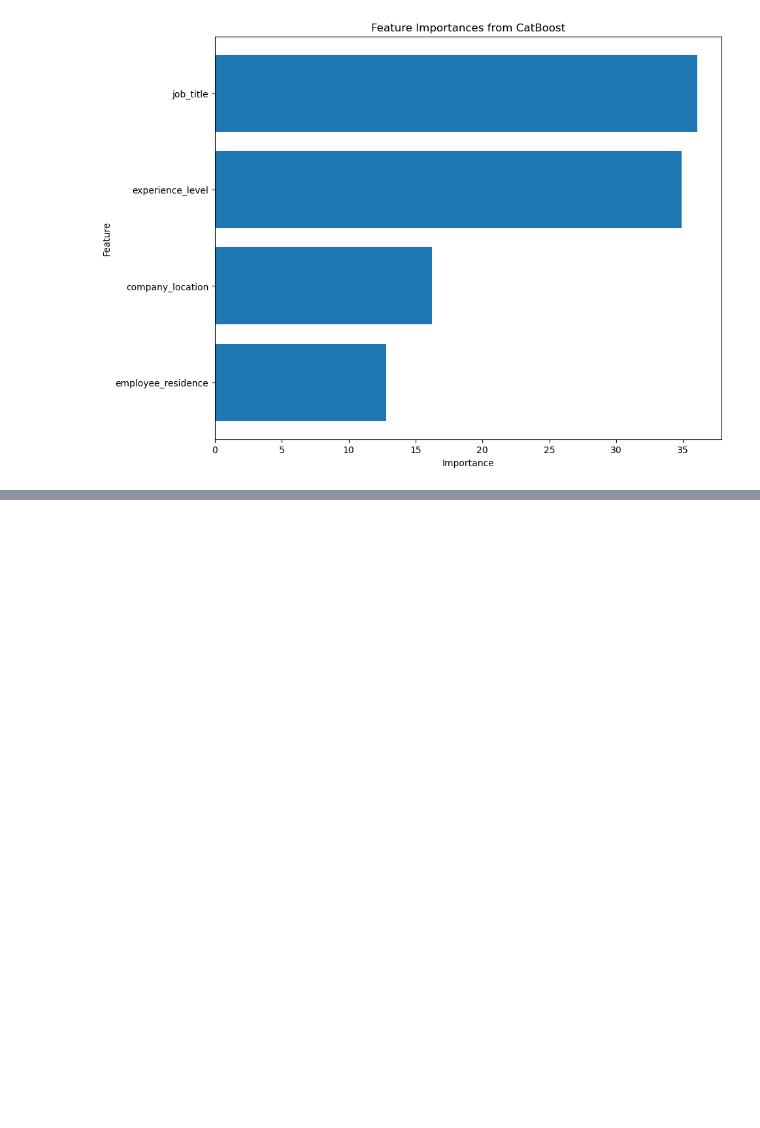
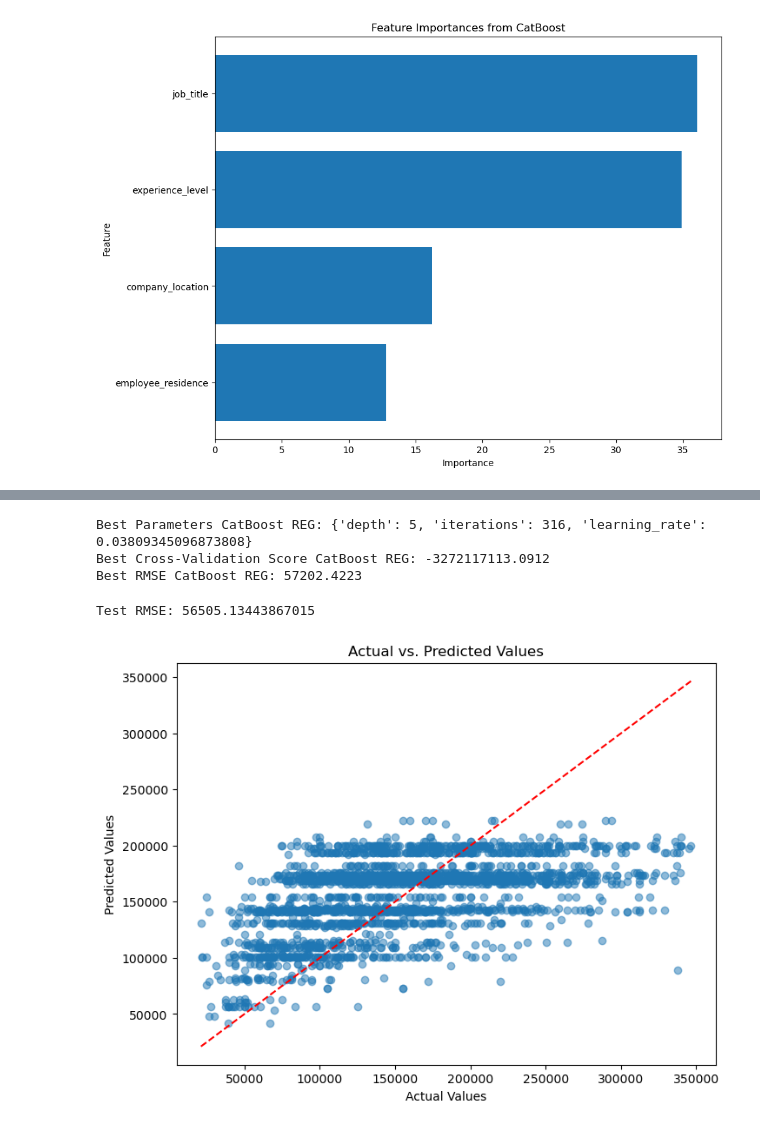
Before and after one commit to juankquintana/prediccion_salarios, a Jupyter notebook: Models/Classification/salaries_classification_models.ipynb, the cells around one changed output, grey strips where cells are left out. Saved outputs shown, nothing was run; the diff lists cells and outputs as text; code cells hidden in the pictures; blank space fills up the shorter version.

Commit message:
implementando catboost regression

```diff
--- a/Models/Classification/salaries_classification_models.ipynb
+++ b/Models/Classification/salaries_classification_models.ipynb
@@ -606,0 +633,25 @@ plt.show()
+# %%
+cat_features = Xr_train.columns.tolist()
+# %%
+
+from catboost import CatBoostRegressor
+# Initialize CatBoost model with multiclass objective
+catboost_model = CatBoostRegressor(
+    #iterations=500,
+    random_state=42,
+    verbose=0,  # Suppress output for brevity
+    loss_function='RMSE',
+    cat_features=cat_features
+)
+
+# Parameter grid for CatBoost
+param_grid_catboost = {
+    'iterations': randint(100, 1000),
+    'depth': randint(4, 10),
+    'learning_rate': uniform(0.01, 0.1)
+}
+# %%
+
+# Run RandomizedSearchCV on CatBoost
+rs_cbr, elapsed_time_cbr = random_search(catboost_model, param_grid_catboost, Xr_train, yr_train, scoring = "neg_mean_squared_error")
+print(f"Tiempo de entrenamiento {elapsed_time_cbr:.2f} minutos")
@@ -606,0 +697,37 @@ plt.show()
+# %%
+
+# Best parameters and score
+best_params_cbr = rs_cbr.best_params_
+best_score_cbr = rs_cbr.best_score_
+best_rmse_cbr = np.sqrt(-best_score_cbr)
+
+print(f"Best Parameters CatBoost REG: {best_params_cbr}")
+print(f"Best Cross-Validation Score CatBoost REG: {best_score_cbr:.4f}")
+print(f"Best RMSE CatBoost REG: {best_rmse_cbr:.4f}")
+# %% [output]
+Best Parameters CatBoost REG: {'depth': 5, 'iterations': 316, 'learning_rate': 0.03809345096873808}
+Best Cross-Validation Score CatBoost REG: -3272117113.0912
+Best RMSE CatBoost REG: 57202.4223
+# %%
+
+best_cbr_model = rs_cbr.best_estimator_
+# Evaluate the best model on the test set
+y_pred_cbr = best_cbr_model.predict(Xr_test)
+
+# Calculate RMSE
+from sklearn.metrics import mean_squared_error
+rmse_test = np.sqrt(mean_squared_error(yr_test, y_pred_cbr))
+print(f"Test RMSE: {rmse_test}")
+# %% [output]
+Test RMSE: 56505.13443867015
+# %%
+# Scatter plot of actual vs. predicted values
+plt.figure(figsize=(8, 6))
+plt.scatter(yr_test, y_pred_cbr, alpha=0.5)
+plt.plot([yr_test.min(), yr_test.max()], [yr_test.min(), yr_test.max()], 'r--')  # Line for perfect prediction
+plt.xlabel("Actual Values")
+plt.ylabel("Predicted Values")
+plt.title("Actual vs. Predicted Values")
+plt.show()
+# %% [output]
+[figure, added]
```
Also changed, not shown: parts of 12 cells of this notebook, 17 other files.
